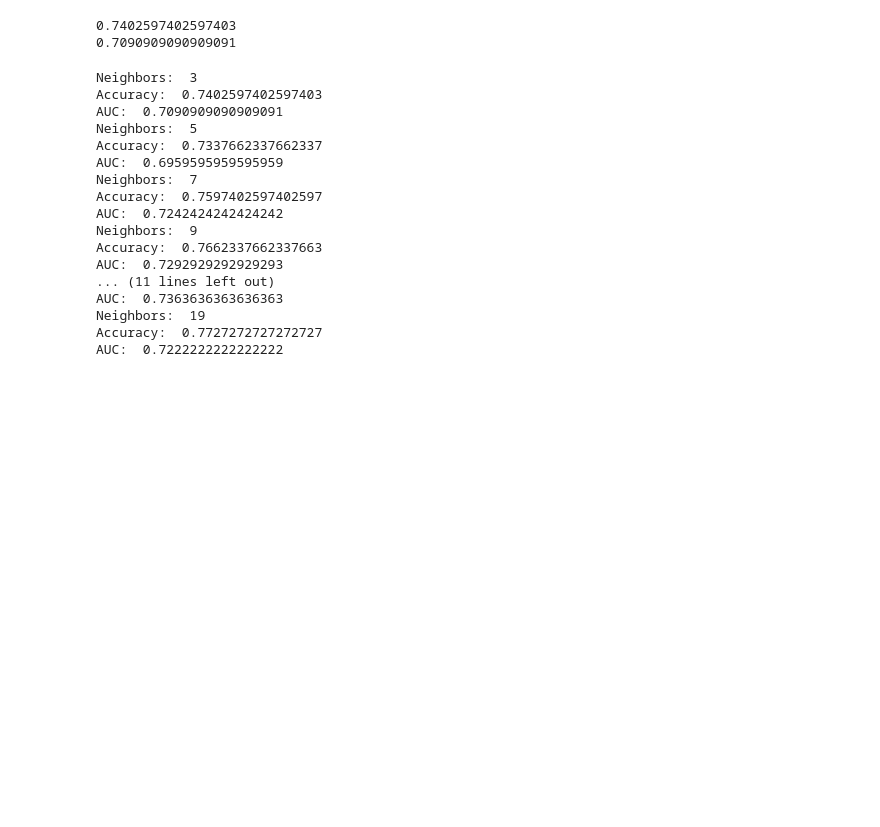
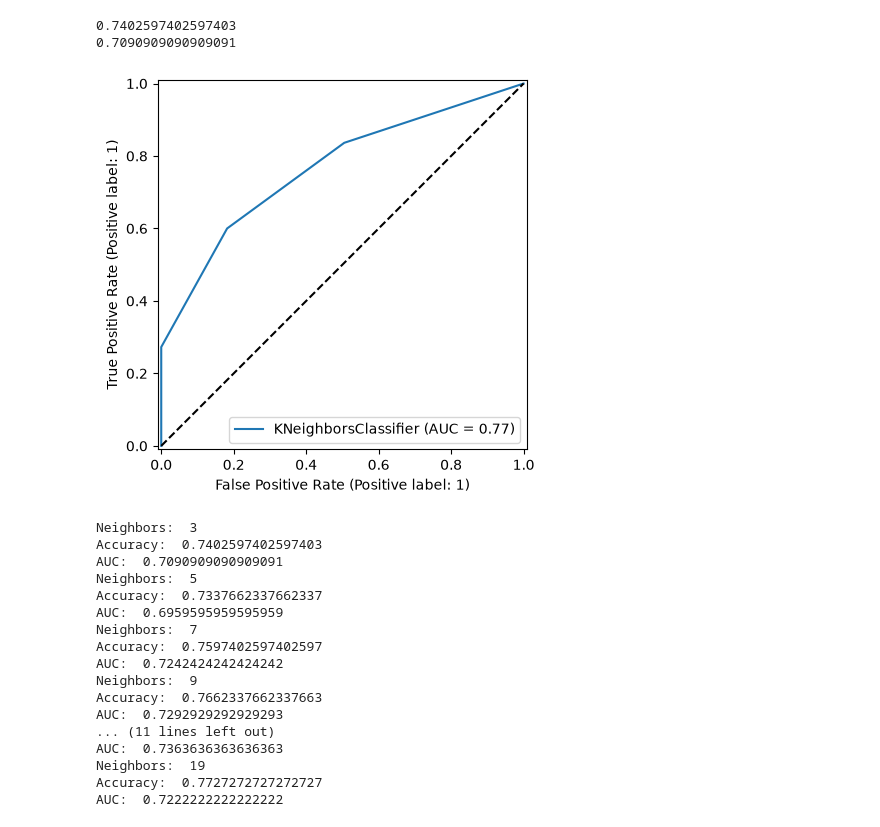
Before and after one commit to dbabichenko/python_for_data_and_analytics, a Jupyter notebook: Classification/04-KNearestNeighbor.ipynb, the cells around one changed output. Cells and saved outputs as stored; diff of their text form; code cells hidden in the pictures; blank space fills up the shorter version.

```diff
--- a/Classification/04-KNearestNeighbor.ipynb
+++ b/Classification/04-KNearestNeighbor.ipynb
@@ -65,6 +69,13 @@ print(metrics.roc_auc_score(y_test, y_pred_class))
 # %% [output]
 0.7402597402597403
 0.7090909090909091
+# %%
+from sklearn.metrics import RocCurveDisplay
+RocCurveDisplay.from_estimator(model, X_test, y_test)
+plt.plot([0, 1], [0, 1], 'k--')  # random-guess baseline
+plt.show()
+# %% [output]
+[figure, added]
 # %%
 k_values = [3, 5, 7, 9, 11, 13, 15, 17, 19]
 for k in k_values:
```
Also changed, not shown: parts of 5 cells of this notebook, 2 other files.
